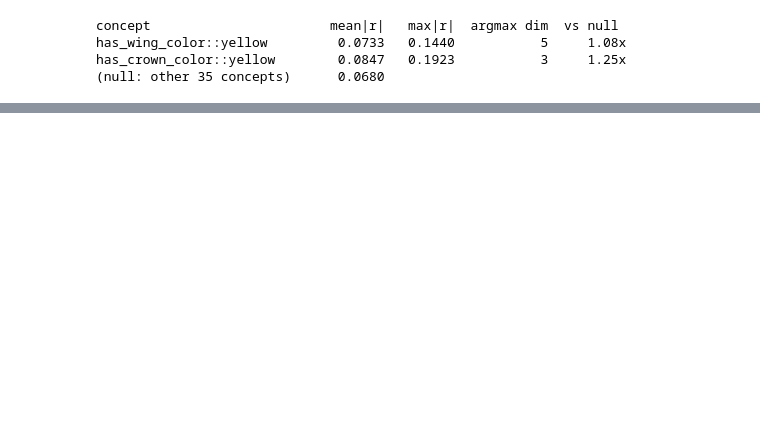
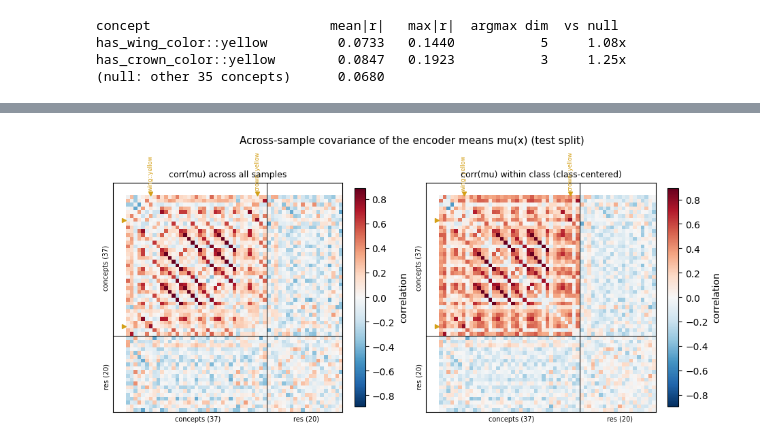
Before and after one commit to stephenmarcou/SCBM_implementation, a Jupyter notebook: CUB_analysis.ipynb, the cells around one changed output, grey strips where cells are left out. Cells and saved outputs as stored; diff of their text form; code cells hidden in the pictures; blank space fills up the shorter version.

```diff
--- a/CUB_analysis.ipynb
+++ b/CUB_analysis.ipynb
@@ -1537,0 +1433,77 @@ OLS c_mu -> res_mu  R^2 (in-sample, test split) = 0.737
+# %%
+# ---- covariance of the mu vectors (across samples) -----------------------------
+# Complement to Sigma(x): total Cov(eta) = E_x[Sigma(x)] + Cov_x[mu(x)].
+# Sigma(x) is within-image; this is across-image structure of the encoder means.
+
+def mu_covariance(split="test", corr=False, center="global", run=RUN):
+    """Empirical covariance of mu(x) = c_res_mu over the split. [C+R, C+R].
+
+    center: 'global' -> subtract the dataset mean (raw across-sample covariance;
+                        dominated by class structure, since mu tracks the class
+                        attribute vector).
+            'class'  -> subtract each sample's class mean, i.e. within-class
+                        covariance: the mu-variation the label does NOT explain.
+                        This is the one to read for "does res_r track concept c
+                        beyond what the class already implies".
+    """
+    P = _preds(split) if run == RUN else load_preds(split, run)
+    MU = P["c_res_mu"].astype(np.float64)                 # [n, C+R]
+    y = P["y_true"].ravel().astype(int)
+
+    if center == "class":
+        X = MU.copy()
+        for c in np.unique(y):
+            m = y == c
+            X[m] -= X[m].mean(0)
+        # dof: n - n_classes (one mean estimated per class)
+        S = X.T @ X / (len(X) - len(np.unique(y)))
+    else:
+        S = np.cov(MU, rowvar=False)                      # dof n-1
+
+    if corr:
+        d = np.sqrt(np.diag(S))
+        S = np.clip(S / np.outer(d, d), -1.0, 1.0)
+    return S
+
+
+def mu_cov_df(split="test", corr=False, center="global", block="full"):
+    S = mu_covariance(split, corr=corr, center=center)
+    sl = {"full": (slice(None), slice(None)),
+          "cc": (slice(0, N_C), slice(0, N_C)),
+          "rr": (slice(N_C, None), slice(N_C, None)),
+          "cr": (slice(0, N_C), slice(N_C, None))}[block]
+    rows = axis_names[sl[0]] if block != "cr" else concept_names
+    cols = axis_names[sl[1]] if block != "cr" else residual_names
+    return pd.DataFrame(S[sl], index=rows, columns=cols)
+
+
+# ---- plot: global vs class-centered correlation of mu --------------------------
+fig, axes = plt.subplots(1, 2, figsize=(9.2, 4.3), constrained_layout=True)
+for ax, ctr, ttl in zip(axes, ["global", "class"],
+                        ["corr(mu) across all samples",
+                         "corr(mu) within class (class-centered)"]):
+    C = mu_covariance("test", corr=True, center=ctr)
+    lim = np.percentile(np.abs(C[off]), 99.5)
+    im = ax.imshow(no_diag(C), cmap=cmap, vmin=-lim, vmax=lim, interpolation="nearest")
+    ax.set_title(ttl, fontsize=9)
+    fig.colorbar(im, ax=ax, fraction=.046, label="correlation")
+    blocks(ax, names=True)
+fig.suptitle("Across-sample covariance of the encoder means mu(x) (test split)", fontsize=11)
+fig.savefig(f"{OUT}/mu_corr_test.png", dpi=170)
+plt.show()
+
+# ---- sanity: does the decomposition hold? -------------------------------------
+P = _preds("test")
+tot_emp = np.cov(P["concepts_residuals_logits_mean"].astype(np.float64), rowvar=False)
+recon = P["cov"].astype(np.float64).mean(0) + mu_covariance("test")
+print("||E[Sigma] + Cov(mu) - Cov(eta_MC_mean)||_F / ||.||_F =",
+      np.linalg.norm(recon - tot_emp) / np.linalg.norm(tot_emp))
+# not exactly 0: tot_emp uses the MC mean of eta, not eta itself, so it under-counts
+# the within-sample term by ~1/M. Order-of-magnitude agreement is the check.
+
+# ---- the block you actually care about: which residual tracks which concept ----
+cr = mu_cov_df("test", corr=True, center="class", block="cr")
+print(cr.abs().max(axis=0).sort_values(ascending=False).head(10))   # most concept-coupled residuals
+print(cr.abs().max(axis=1).sort_values(ascending=False).head(10))   # most residual-coupled concepts
+# %% [output]
+[figure, added]
```
Also changed, not shown: parts of 11 cells of this notebook, 13 other files.
